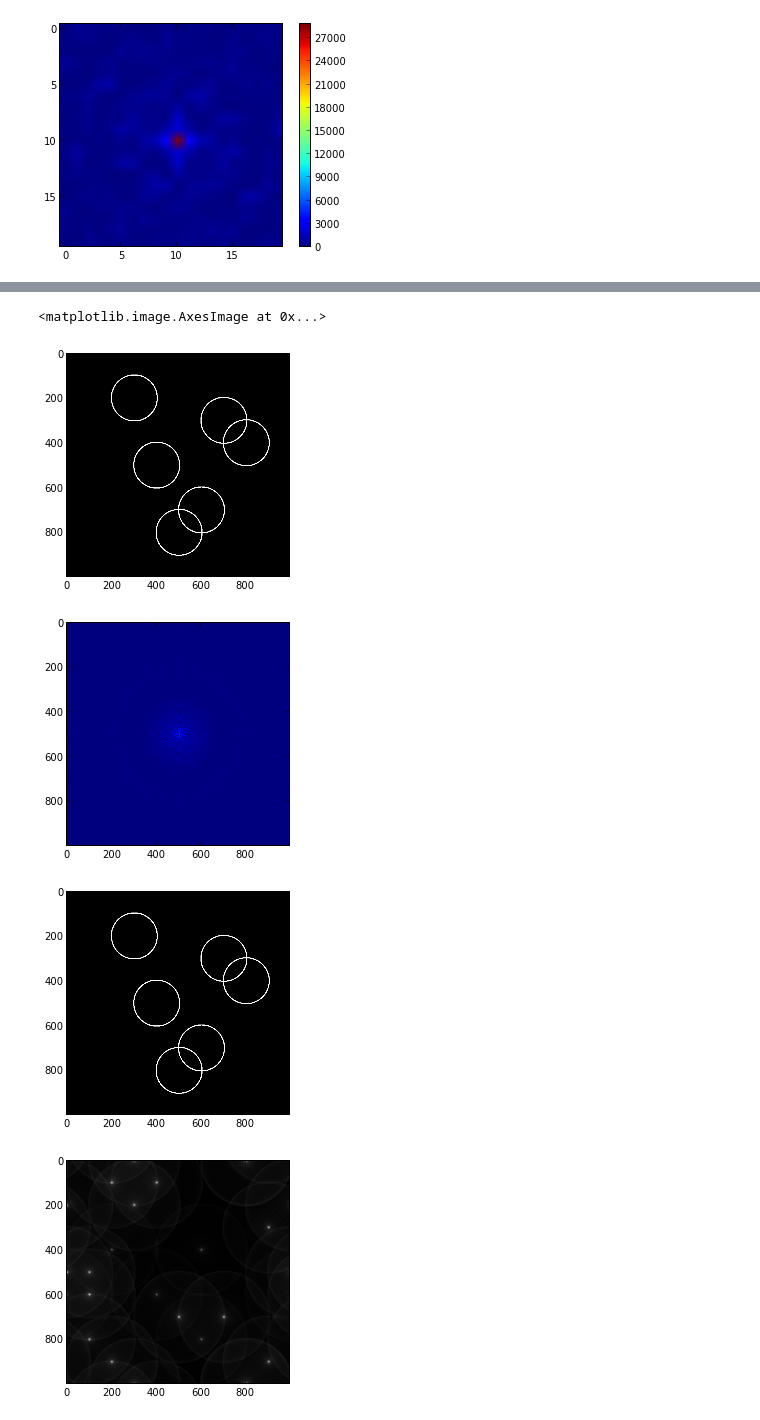
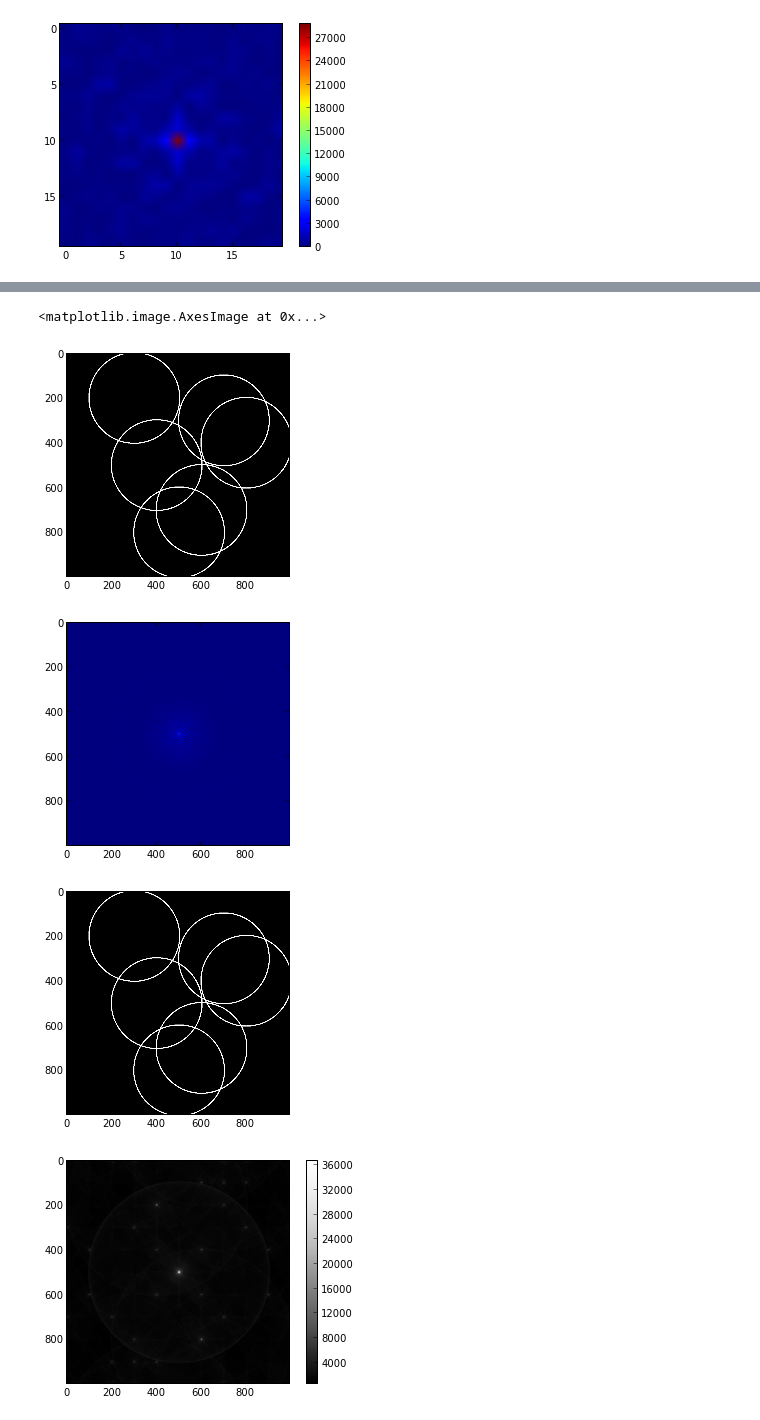
Before and after one commit to rudymmreina/Rivera_Mendez_hw5, a Jupyter notebook: Correlation.ipynb, the cells around one changed output, grey strips where cells are left out. Saved outputs shown, nothing was run; the diff lists cells and outputs as text; code cells hidden in the pictures.

```diff
--- a/Correlation.ipynb
+++ b/Correlation.ipynb
@@ -81,28 +81,32 @@ for i in range((n_points_x)):
         r=sqrt((800-i)**2+(500-j)**2)
         t=sqrt((300-i)**2+(700-j)**2)
         y=sqrt((700-i)**2+(600-j)**2)
-        if  (((d)>100)&((d)<105)) or (((g)>100)&((g)<105)) or (((e)>100)&((e)<105)) or (((r)>100)&((r)<105)) or (((t)>100)&((t)<105)) or (((y)>100)&((y)<105)):
+        radio1=200
+        radio2=205
+        if  (((d)>radio1)&((d)<radio2)) or (((g)>radio1)&((g)<radio2)) or (((e)>radio1)&((e)<radio2)) or (((r)>radio1)&((r)<radio2)) or (((t)>radio1)&((t)<radio2)) or (((y)>radio1)&((y)<radio2)):
             C[i][j] = 1
         else:
             C[i][j] = 0
 plt.imshow(C,cmap = cm.Greys_r)
 # %% [output]
 <matplotlib.image.AxesImage at 0x...>
-[figure, old version]
+[figure, new version]
 # %%
 fft_c=np.fft.fft2(C)
 fft_fc=np.fft.fftshift(fft_c)
-spect2=fft_c**2
+spect2=abs(fft_c)**2
 back2=fftpack.ifft2(fft_c)
 Corr2=fftpack.ifft2(spect2)
+Corr2f=np.fft.fftshift(Corr2)
 plt.imshow(abs(fft_fc))
 plt.show()
-plt.imshow(abs(back2), cmap = cm.Greys_r)
+plt.imshow(real(back2), cmap = cm.Greys_r)
 plt.show()
-plt.imshow(abs(Corr2), cmap = cm.Greys_r)
+plt.imshow(real(Corr2f), cmap = cm.Greys_r)
+colorbar()
 plt.show()
 #plt.imshow(real(back2), cmap = cm.Greys_r)
 # %% [output]
 [figure]
-[figure, old version]
+[figure, new version]
-[figure, old version]
+[figure, new version]
```
Also changed, not shown: parts of 6 cells of this notebook.
